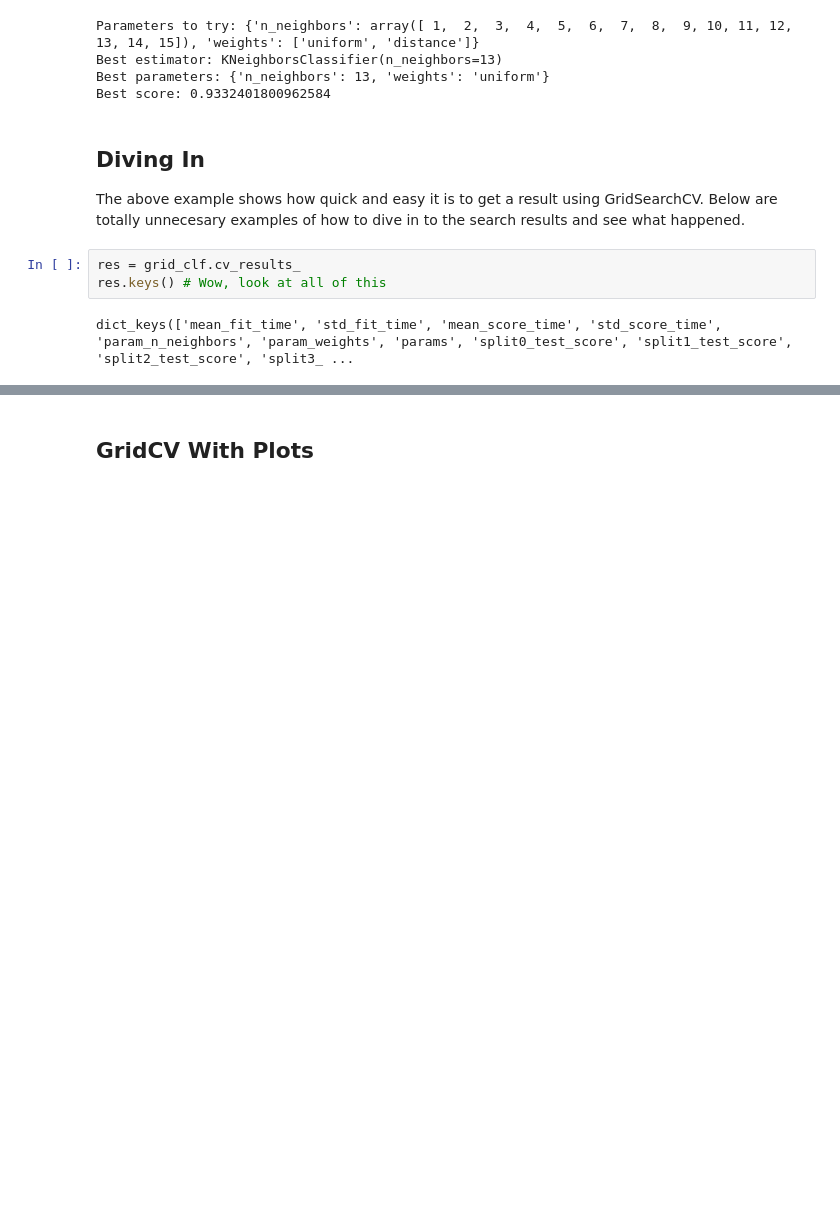
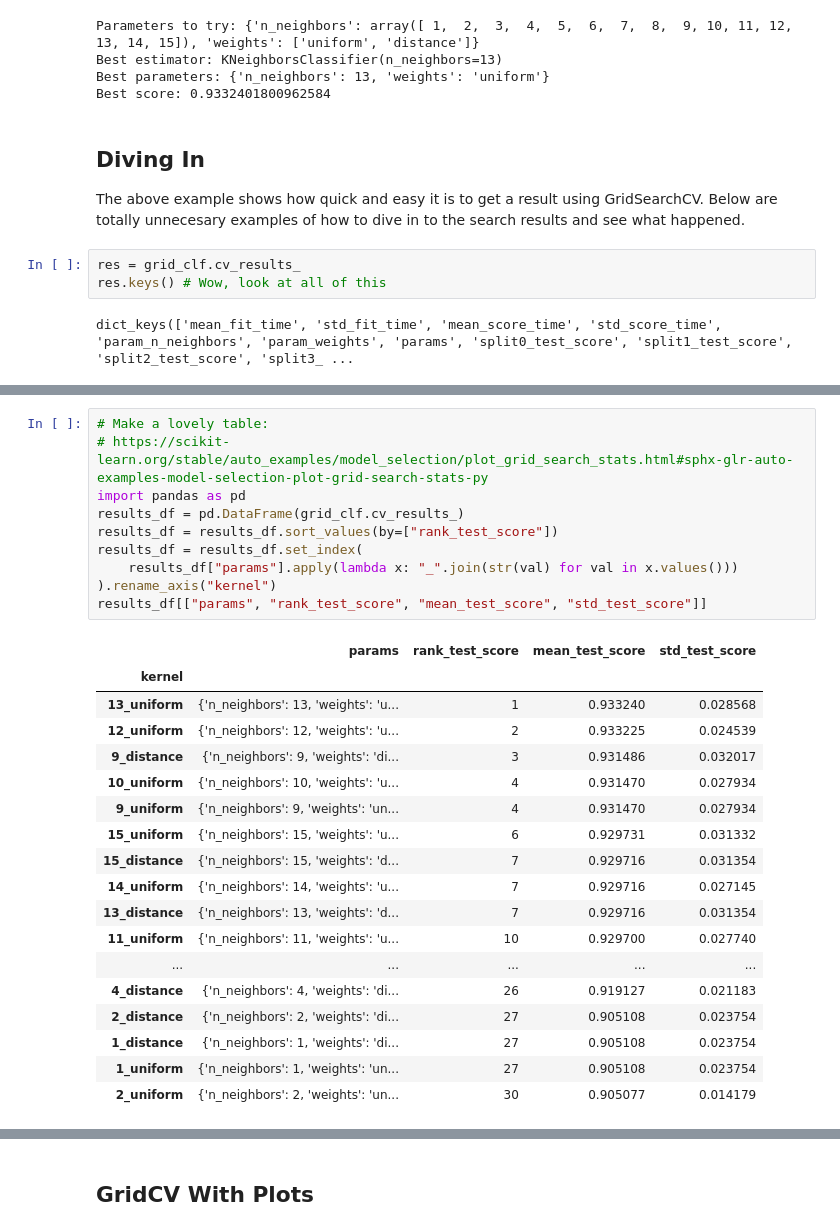
Before and after one commit to mdaugherity/MachineLearning2024, a Jupyter notebook: tutorial/Tutorial_06_Tuning_and_Evaluation.ipynb, the cells around one changed output, grey strips where cells are left out. Cells and saved outputs as stored; diff of their text form; blank space fills up the shorter version.

```diff
--- a/tutorial/Tutorial_06_Tuning_and_Evaluation.ipynb
+++ b/tutorial/Tutorial_06_Tuning_and_Evaluation.ipynb
@@ -209,5 +206,34 @@ res
         0.        , 0.00511968, 0.        , 0.00328282, 0.        ,
         0.00817926, 0.        , 0.00767278, 0.        , 0.00787054,
         0.        , 0.00729218, 0.        , 0.00527725, 0.        ])}
+# %%
+# Make a lovely table:
+# https://scikit-learn.org/stable/auto_examples/model_selection/plot_grid_search_stats.html#sphx-glr-auto-examples-model-selection-plot-grid-search-stats-py
+import pandas as pd
+results_df = pd.DataFrame(grid_clf.cv_results_)
+results_df = results_df.sort_values(by=["rank_test_score"])
+results_df = results_df.set_index(
+    results_df["params"].apply(lambda x: "_".join(str(val) for val in x.values()))
+).rename_axis("kernel")
+results_df[["params", "rank_test_score", "mean_test_score", "std_test_score"]]
+# %% [output]
+|  | params | rank_test_score | mean_test_score | std_test_score |
+| kernel |  |  |  |  |
+| 13_uniform | {'n_neighbors': 13, 'weights': 'u... | 1 | 0.933240 | 0.028568 |
+| 12_uniform | {'n_neighbors': 12, 'weights': 'u... | 2 | 0.933225 | 0.024539 |
+| 9_distance | {'n_neighbors': 9, 'weights': 'di... | 3 | 0.931486 | 0.032017 |
+| 10_uniform | {'n_neighbors': 10, 'weights': 'u... | 4 | 0.931470 | 0.027934 |
+| 9_uniform | {'n_neighbors': 9, 'weights': 'un... | 4 | 0.931470 | 0.027934 |
+| 15_uniform | {'n_neighbors': 15, 'weights': 'u... | 6 | 0.929731 | 0.031332 |
+| 15_distance | {'n_neighbors': 15, 'weights': 'd... | 7 | 0.929716 | 0.031354 |
+| 14_uniform | {'n_neighbors': 14, 'weights': 'u... | 7 | 0.929716 | 0.027145 |
+| 13_distance | {'n_neighbors': 13, 'weights': 'd... | 7 | 0.929716 | 0.031354 |
+| 11_uniform | {'n_neighbors': 11, 'weights': 'u... | 10 | 0.929700 | 0.027740 |
+| ... | ... | ... | ... | ... |
+| 4_distance | {'n_neighbors': 4, 'weights': 'di... | 26 | 0.919127 | 0.021183 |
+| 2_distance | {'n_neighbors': 2, 'weights': 'di... | 27 | 0.905108 | 0.023754 |
+| 1_distance | {'n_neighbors': 1, 'weights': 'di... | 27 | 0.905108 | 0.023754 |
+| 1_uniform | {'n_neighbors': 1, 'weights': 'un... | 27 | 0.905108 | 0.023754 |
+| 2_uniform | {'n_neighbors': 2, 'weights': 'un... | 30 | 0.905077 | 0.014179 |
 # %% [markdown]
 ## Helper Functions
```
Also changed, not shown: parts of 18 cells of this notebook.
